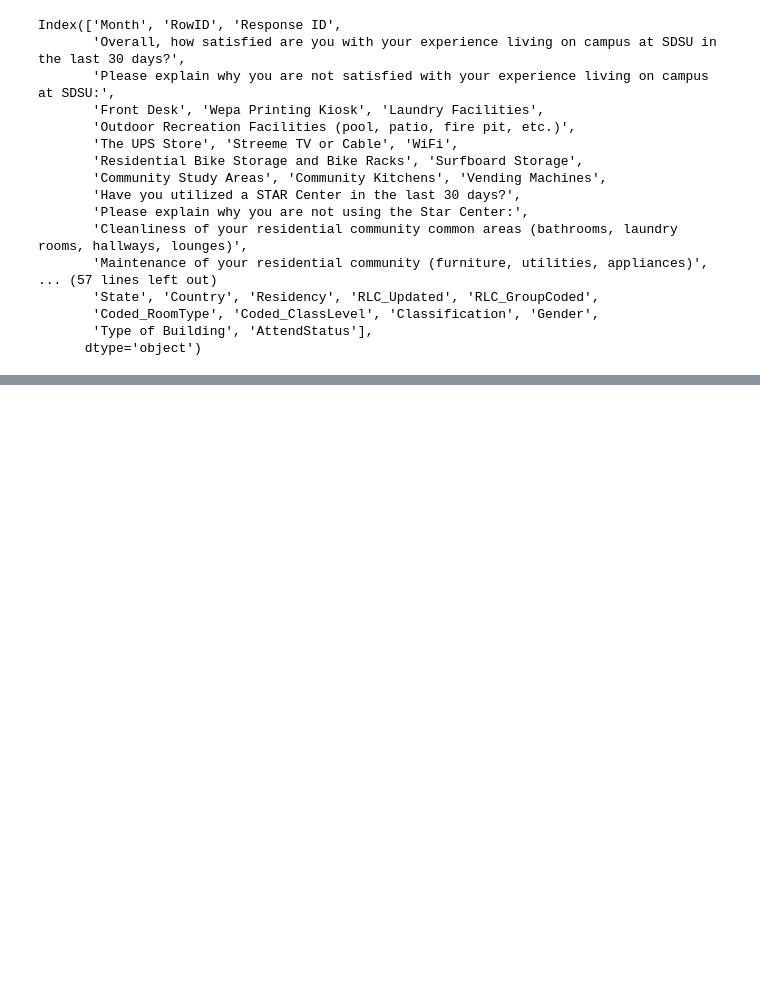
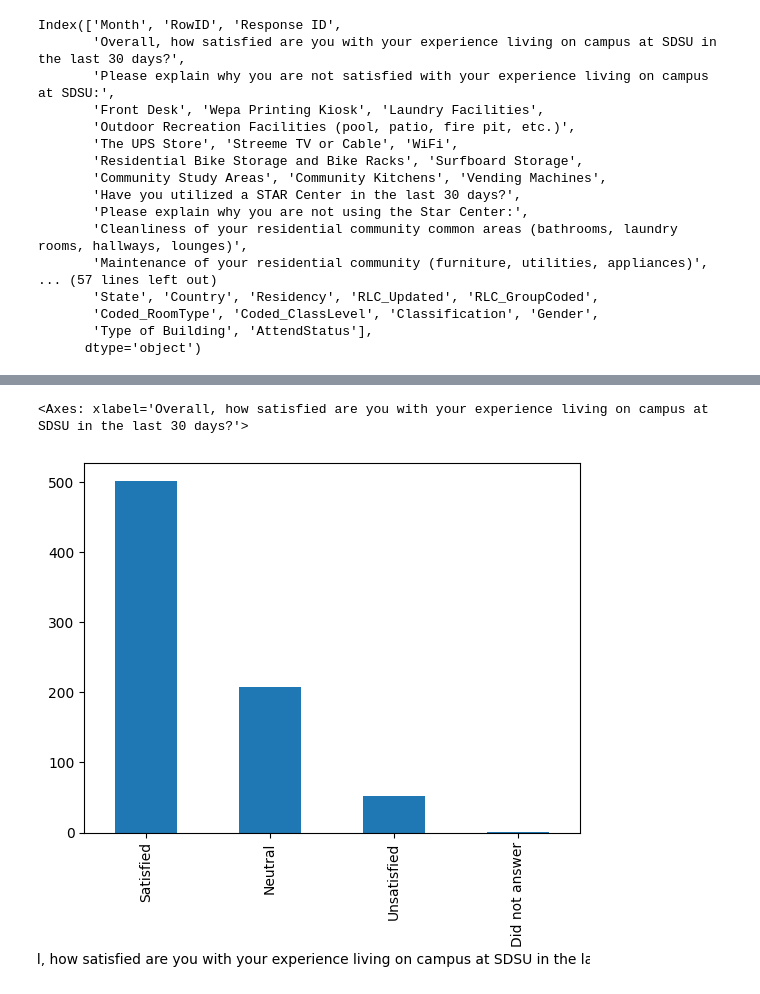
Before and after one commit to juliarias20/csu-summer-camp-data, a Jupyter notebook: data_processing.ipynb, the cells around one changed output, grey strips where cells are left out. Drawn from its saved outputs; the diff is of its cells as text; code cells hidden in the pictures; blank space fills up the shorter version.

```diff
--- a/data_processing.ipynb
+++ b/data_processing.ipynb
@@ -116,0 +166,5 @@ Index(['Month', 'RowID', 'Response ID',
+# %%
+df["Overall, how satisfied are you with your experience living on campus at SDSU in the last 30 days?"].value_counts().plot(kind = "bar")
+# %% [output]
+<Axes: xlabel='Overall, how satisfied are you with your experience living on campus at SDSU in the last 30 days?'>
+[figure, added]
```
Also changed, not shown: parts of 5 cells of this notebook, 7 other files.
